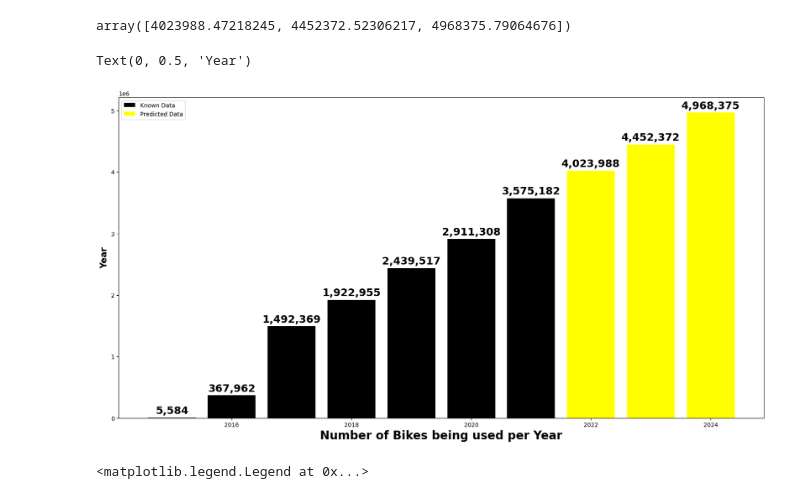
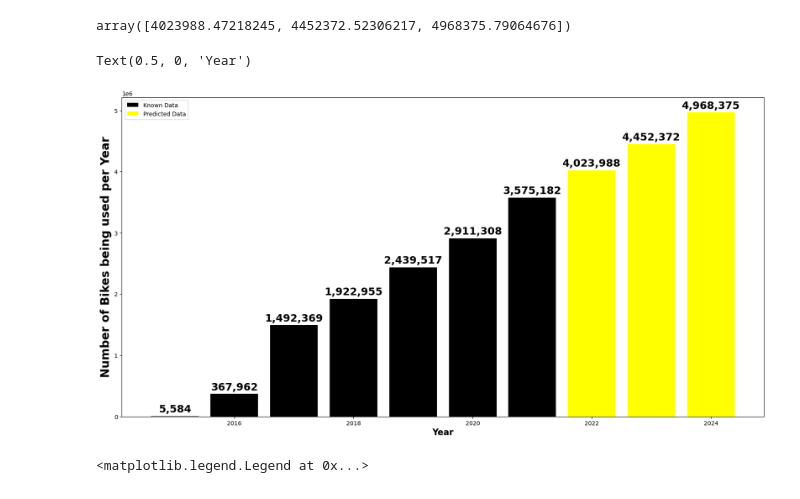
Before and after one commit to L-Pen/EY-case-comp-2022, a Jupyter notebook: bikemodel.ipynb, the cells around one changed output. Cells and saved outputs as stored; diff of their text form; code cells hidden in the pictures.

```diff
--- a/bikemodel.ipynb
+++ b/bikemodel.ipynb
@@ -164,7 +166,7 @@ y: [1922955. 2439517. 2911308. 3575182.]
 | 5 | 2911308 | 2020 | NaN |
 | 6 | 3575182 | 2021 | NaN |
 # %%
-X_train, X_test, y_train, y_test = train_test_split(X,y,test_size=0.4) # split train and test datasets using an 60/40 split
+X_train, X_test, y_train, y_test = train_test_split(X,y,test_size=0.3) # split train and test datasets using an 60/40 split
 clf = LinearRegression() #initialize linear regression model and classifier
 clf.fit(X_train,y_train) #initialize model with training data
 
@@ -185,37 +187,37 @@ y = df['Number of Bikes'].values.tolist()
 y_temp = []
 for num in y:
     numbers = "{:,}".format(num)
     y_temp.append(numbers)
 
 
 barplot = plt.bar(df['Year'].values.tolist(),df['Number of Bikes'].values.tolist(),label="Known Data",color="black")
 plt.xlabel('Year',fontsize=15,weight='bold')
 plt.ylabel('Number of Bikes (per Million)',fontsize=15,weight='bold')
 plt.bar_label(barplot,labels=y_temp,padding=3,fontsize=18,weight='bold')
 plt.legend(loc="upper left")
 
 
 pred_year = [2022,2023,2024]
 pred_number_of_ppl = forecast_predicted
 pred_number_of_ppl = [int(i) for i in pred_number_of_ppl]
 
 
 y = forecast_predicted
 forecast_temp = []
 for num in y:
     num = int(num)
     numbers = "{:,}".format(num)
     forecast_temp.append(numbers)
 
 
 second_bar = plt.bar(pred_year,pred_number_of_ppl, label= "Predicted Data",color="yellow")
 plt.legend(loc="upper left")
 plt.bar_label(second_bar,labels=forecast_temp,padding=3,fontsize=18,weight='bold')
-plt.xlabel("Number of Bikes being used per Year", fontsize=20)
-plt.ylabel("Year")
+plt.ylabel("Number of Bikes being used per Year", fontsize=20)
+plt.xlabel("Year")
 # %% [output]
-Text(0, 0.5, 'Year')
+Text(0.5, 0, 'Year')
-[figure, old version]
+[figure, new version]
 # %%
 dates = pd.date_range(start='2022', periods=3, freq='Y').year
 plt.scatter(dates, forecast_predicted, color="y",label="Predicted Values")
```
Also changed, not shown: parts of 4 cells of this notebook.
